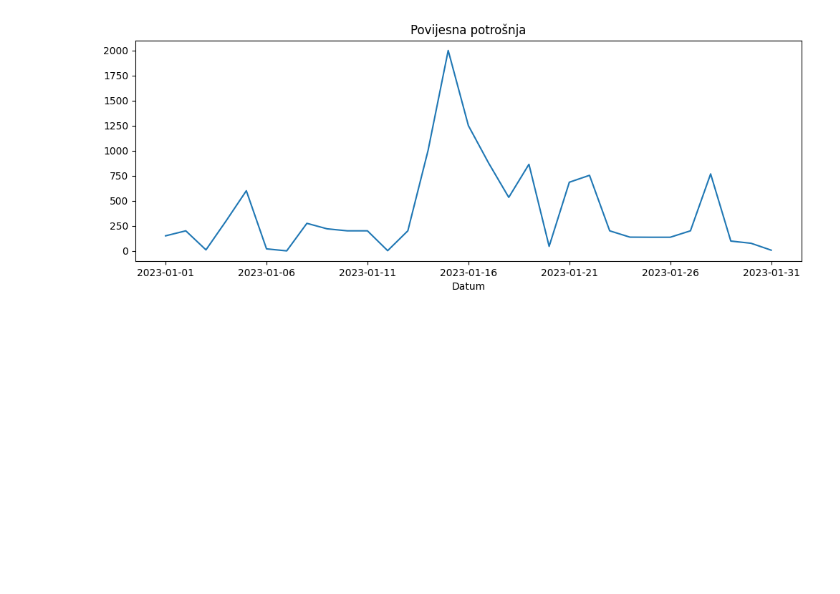
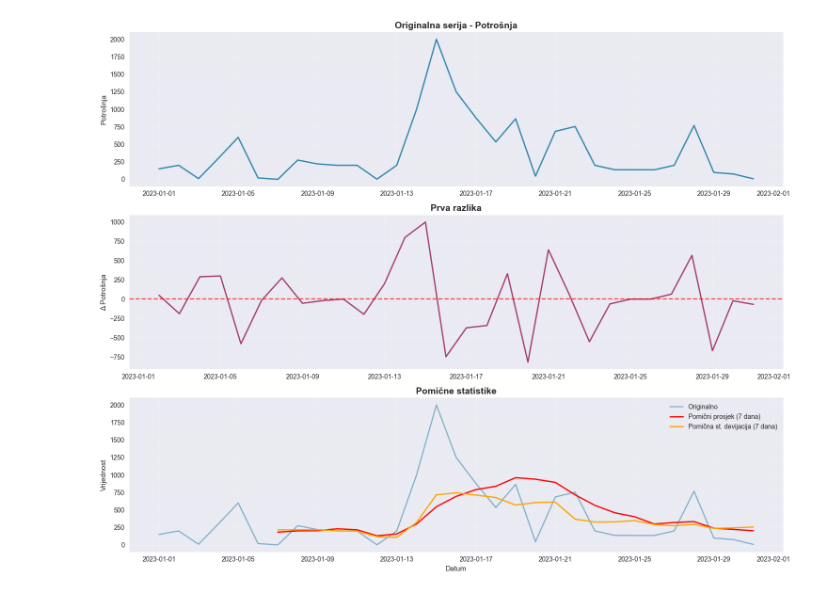
Before and after one commit to dejunga/predvidanje_potrosnje, a Jupyter notebook: notebooks/01_EDA.ipynb, the cells around one changed output. Saved outputs shown, nothing was run; the diff lists cells and outputs as text; code cells hidden in the pictures; blank space fills up the shorter version.

```diff
--- a/notebooks/01_EDA.ipynb
+++ b/notebooks/01_EDA.ipynb
@@ -1,5 +1,18 @@
 # %%
+# Exploratory Data Analysis (EDA) - Povijesni podaci o potrošnji
+# =================================================================
+
 import os
 import pandas as pd
+import numpy as np
 import matplotlib.pyplot as plt
+import seaborn as sns
+from statsmodels.tsa.stattools import adfuller
+from statsmodels.graphics.tsaplots import plot_acf, plot_pacf
+import warnings
+warnings.filterwarnings('ignore')
+
+# Set plotting style
+plt.style.use('seaborn-v0_8')
+sns.set_palette("husl")
 # %%
@@ -50,3 +223,71 @@ df.set_index('Datum', inplace=True)
 # %%
-df['Potrošnja'].plot(figsize=(12,4), title='Povijesna potrošnja')
+# 5. ANALIZA STACIONARNOSTI - KLJUČNO ZA ARIMA MODELE
+# ====================================================
+
+print("📊 TESTIRANJE STACIONARNOSTI (Augmented Dickey-Fuller test):")
+
+# Perform ADF test
+def adf_test(series, title=""):
+    result = adfuller(series.dropna())
+    print(f"\n{title}:")
+    print(f"ADF statistika: {result[0]:.6f}")
+    print(f"p-vrijednost: {result[1]:.6f}")
+    print(f"Kritične vrijednosti:")
+    for key, value in result[4].items():
+        print(f"\t{key}: {value:.3f}")
+
+    if result[1] <= 0.05:
+        print("✅ Serija je STACIONARNA (p < 0.05)")
+    else:
+        print("❌ Serija NIJE stacionarna (p >= 0.05)")
+
+    return result[1] <= 0.05
+
+# Test original series
+is_stationary = adf_test(df['Potrošnja'], "Originalna serija")
+
+# Test first difference if not stationary
+if not is_stationary:
+    df_diff = df['Potrošnja'].diff().dropna()
+    print("\n" + "="*50)
+    is_diff_stationary = adf_test(df_diff, "Prva razlika (differenced)")
+
+    if not is_diff_stationary:
+        df_diff2 = df_diff.diff().dropna()
+        print("\n" + "="*50)
+        adf_test(df_diff2, "Druga razlika")
+
+# Visual inspection of stationarity
+fig, axes = plt.subplots(3, 1, figsize=(15, 12))
+
+# Original series
+axes[0].plot(df.index, df['Potrošnja'], color='#2E86AB', linewidth=2)
+axes[0].set_title('Originalna serija - Potrošnja', fontsize=14, fontweight='bold')
+axes[0].set_ylabel('Potrošnja')
+axes[0].grid(True, alpha=0.3)
+
+# First difference
+if 'df_diff' in locals():
+    axes[1].plot(df.index[1:], df_diff, color='#A23B72', linewidth=2)
+    axes[1].set_title('Prva razlika', fontsize=14, fontweight='bold')
+    axes[1].set_ylabel('Δ Potrošnja')
+    axes[1].grid(True, alpha=0.3)
+    axes[1].axhline(y=0, color='red', linestyle='--', alpha=0.7)
+
+# Rolling statistics
+window = min(7, len(df)//3)  # Adjust window size for small datasets
+rolling_mean = df['Potrošnja'].rolling(window=window).mean()
+rolling_std = df['Potrošnja'].rolling(window=window).std()
+
+axes[2].plot(df.index, df['Potrošnja'], color='#2E86AB', alpha=0.6, label='Originalno')
+axes[2].plot(df.index, rolling_mean, color='red', linewidth=2, label=f'Pomični prosjek ({window} dana)')
+axes[2].plot(df.index, rolling_std, color='orange', linewidth=2, label=f'Pomična st. devijacija ({window} dana)')
+axes[2].set_title('Pomične statistike', fontsize=14, fontweight='bold')
+axes[2].set_xlabel('Datum')
+axes[2].set_ylabel('Vrijednost')
+axes[2].legend()
+axes[2].grid(True, alpha=0.3)
+
+plt.tight_layout()
+plt.show()
 # %% [output]
@@ -54 +311 @@ df['Potrošnja'].plot(figsize=(12,4), title='Povijesna potrošnja')
-[figure, old version]
+[figure, new version]
```
Also changed, not shown: parts of 7 cells of this notebook, 35 other files.
